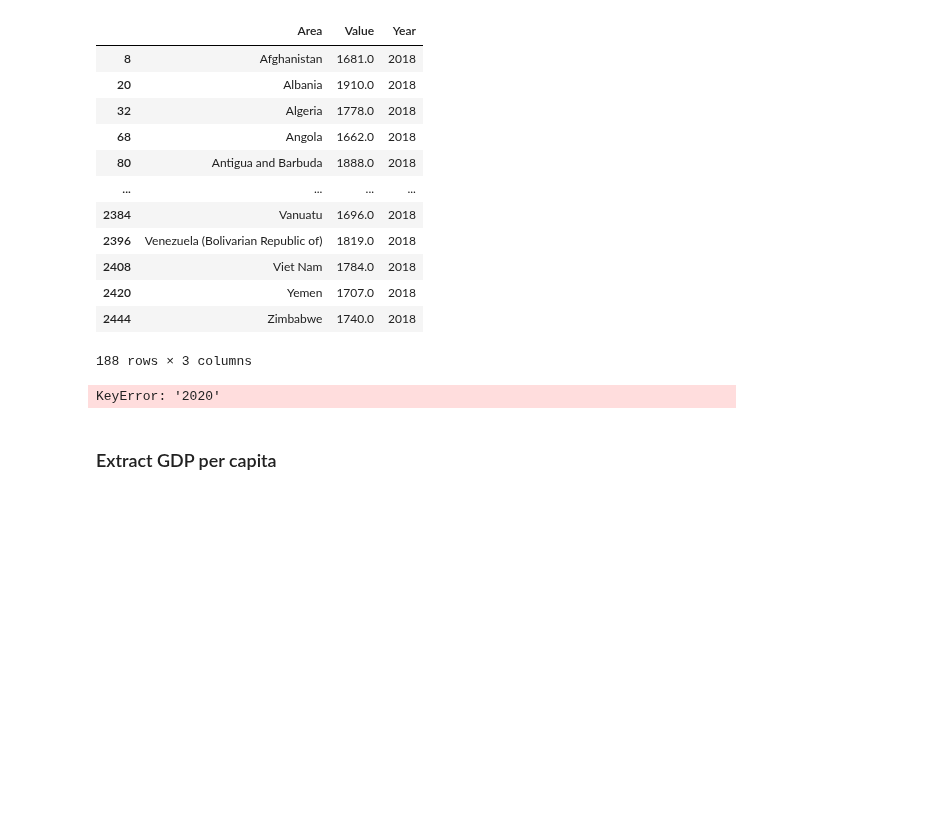
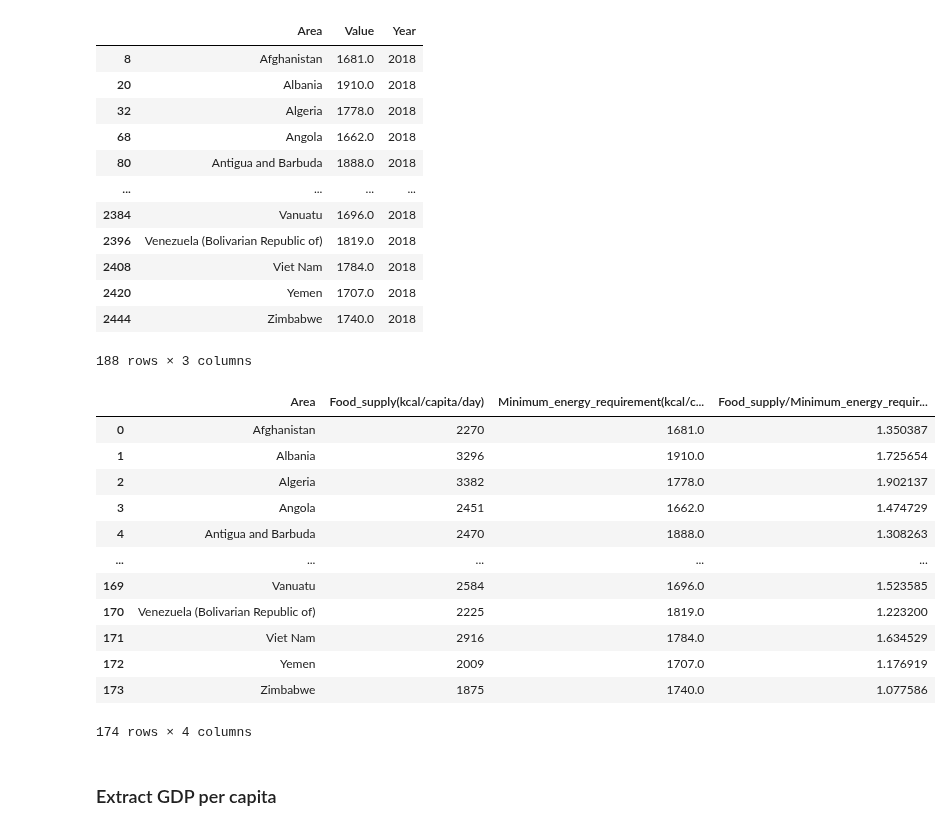
Before and after one commit to tanjoash/2D_data_driven_world, a Jupyter notebook: 2dwork/2D DDW.ipynb, the cells around one changed output. Saved outputs shown, nothing was run; the diff lists cells and outputs as text; code cells hidden in the pictures; blank space fills up the shorter version.

Commit message:
y-values fixed

```diff
--- a/2dwork/2D DDW.ipynb
+++ b/2dwork/2D DDW.ipynb
@@ -99,10 +102,25 @@ df2018_min_cal = df2018_min_cal[df2018_min_cal["Area"].isin(y_countries_list)]
 # %%
 df_2018_y_val = df2018_food_supply.copy()
 toadd = list(df2018_min_cal["Value"])
-df_2018_y_val["Minimum_Calorie_Intake"] = toadd
-df_2018_y_val = df_2020.rename(columns = {"2020":"GDP"})
+df_2018_y_val["Minimum_energy_requirement(kcal/capita/day)"] = toadd
+df_2018_y_val = df_2018_y_val.rename(columns = {"Value":"Food_supply(kcal/capita/day)"})
+df_2018_y_val = df_2018_y_val.reset_index(drop=True)
+df_2018_y_val["Food_supply/Minimum_energy_requirement"] = df_2018_y_val["Food_supply(kcal/capita/day)"]/df_2018_y_val["Minimum_energy_requirement(kcal/capita/day)"]
+df_2018_y_val
 # %% [output]
+|  | Area | Food_supply(kcal/capita/day) | Minimum_energy_requirement(kcal/c... | Food_supply/Minimum_energy_requir... |
+| 0 | Afghanistan | 2270 | 1681.0 | 1.350387 |
+| 1 | Albania | 3296 | 1910.0 | 1.725654 |
+| 2 | Algeria | 3382 | 1778.0 | 1.902137 |
+| 3 | Angola | 2451 | 1662.0 | 1.474729 |
+| 4 | Antigua and Barbuda | 2470 | 1888.0 | 1.308263 |
+| ... | ... | ... | ... | ... |
+| 169 | Vanuatu | 2584 | 1696.0 | 1.523585 |
+| 170 | Venezuela (Bolivarian Republic of) | 2225 | 1819.0 | 1.223200 |
+| 171 | Viet Nam | 2916 | 1784.0 | 1.634529 |
+| 172 | Yemen | 2009 | 1707.0 | 1.176919 |
+| 173 | Zimbabwe | 1875 | 1740.0 | 1.077586 |
-KeyError: '2020'
+174 rows × 4 columns
 # %% [markdown]
 ### Extract GDP per capita
 # %%
```
Also changed, not shown: parts of 1 cell of this notebook.
